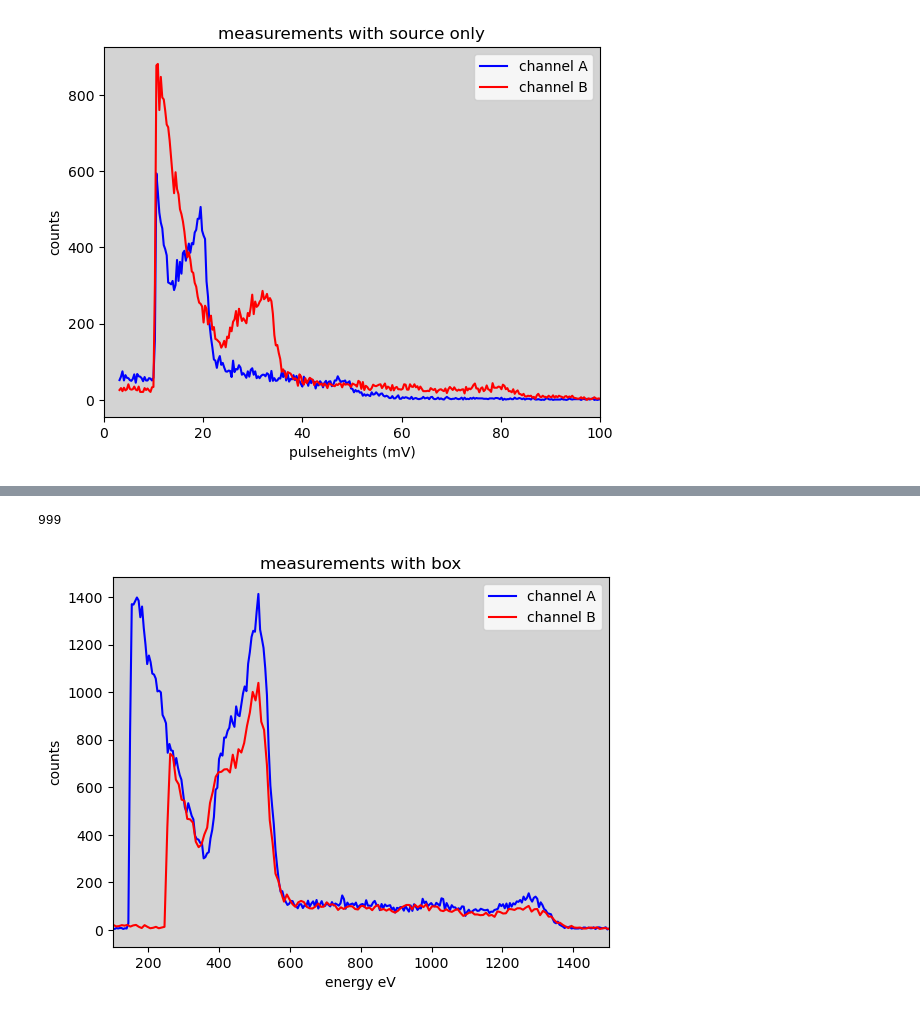
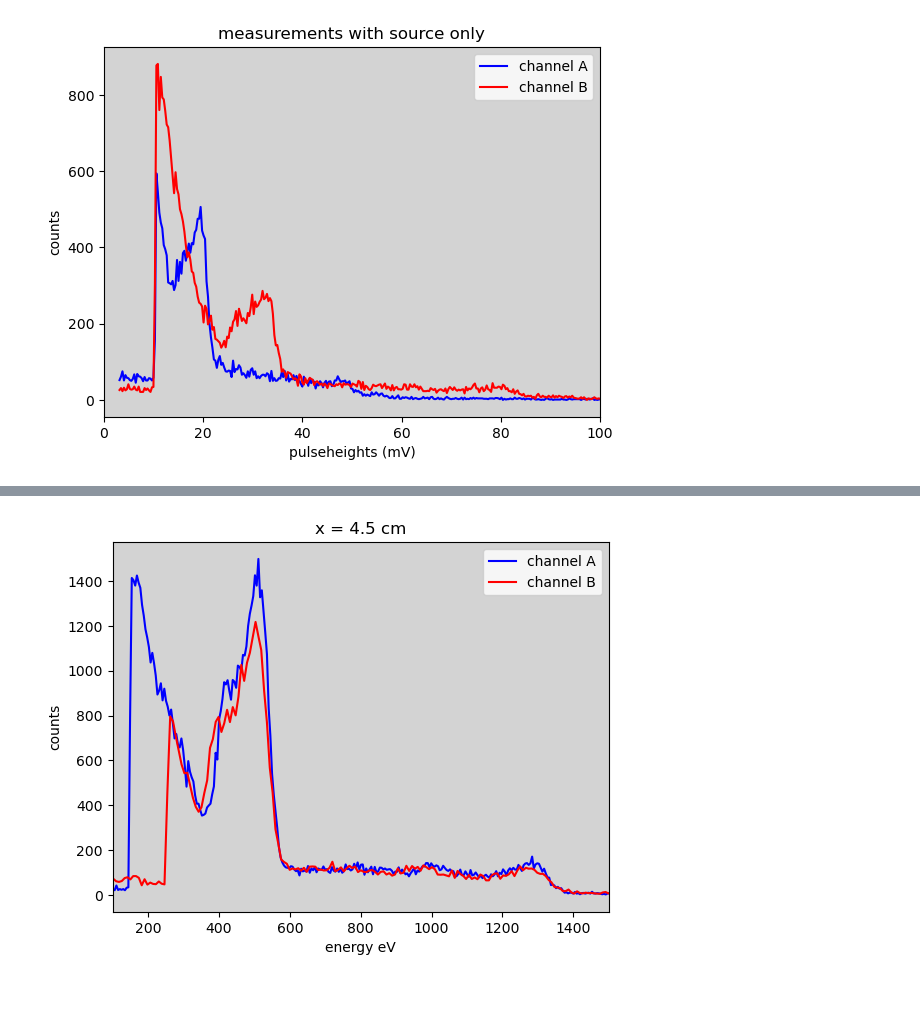
Before and after one commit to jrc-rodriguez/particle_physics, a Jupyter notebook: particle_physics.ipynb, the cells around one changed output, grey strips where cells are left out. Drawn from its saved outputs; the diff is of its cells as text; code cells hidden in the pictures.

```diff
--- a/particle_physics.ipynb
+++ b/particle_physics.ipynb
@@ -8,11 +8,11 @@ import pandas as pd
 import datasets
 # %%
 data_background = pd.read_csv("background_spectrum.csv")
-data_x1 = pd.read_csv("spectrum_doos_x_1.csv")
-data_x2 = pd.read_csv("spectrum_doos_x_2.csv")
-data_x3 = pd.read_csv("spectrum_doos_x_3.csv")
-data_x4 = pd.read_csv("spectrum_doos_x_4.csv")
-data_x5 = pd.read_csv("spectrum_doos_x_5.csv")
+data_x1 = pd.read_csv("spectrum_x/spectrum_doos_x_1.csv")
+data_x2 = pd.read_csv("spectrum_x/spectrum_doos_x_2.csv")
+data_x3 = pd.read_csv("spectrum_x/spectrum_doos_x_3.csv")
+data_x4 = pd.read_csv("spectrum_x/spectrum_doos_x_4.csv")
+data_x5 = pd.read_csv("spectrum_x/spectrum_doos_x_5.csv")
 data_source = pd.read_csv("spectrum_1.csv")
 # %% [markdown]
 function to add counts from channel A and B
@@ -232,17 +176,15 @@ plt.show()
 # %%
-energy_A_x1 = energy_A(pulseheights_x1)
-energy_B_x1 = energy_B(pulseheights_x1)
-print(len(energy_A_x1))
+energy_A_x2 = energy_A(pulseheights_x2)
+energy_B_x2 = energy_B(pulseheights_x2)
 
-plt.plot(energy_A_x1, counts_A_x1, color = 'blue', label = "channel A")
-plt.plot(energy_B_x1, counts_B_x1, color = 'red', label = 'channel B')
+plt.plot(energy_A_x2, counts_A_x2, color = 'blue', label = "channel A")
+plt.plot(energy_B_x2, counts_B_x2, color = 'red', label = 'channel B')
 plt.gca().set_facecolor('lightgrey')
-plt.title("measurements with box")
+plt.title("x = 4.5 cm")
 plt.legend(loc = 'upper right')
 plt.xlim(100, 1500)
 plt.ylabel("counts")
 plt.xlabel("energy eV")
 plt.show()
 # %% [output]
-999
-[figure, old version]
+[figure, new version]
```
Also changed, not shown: parts of 11 cells of this notebook, 7 other files.
